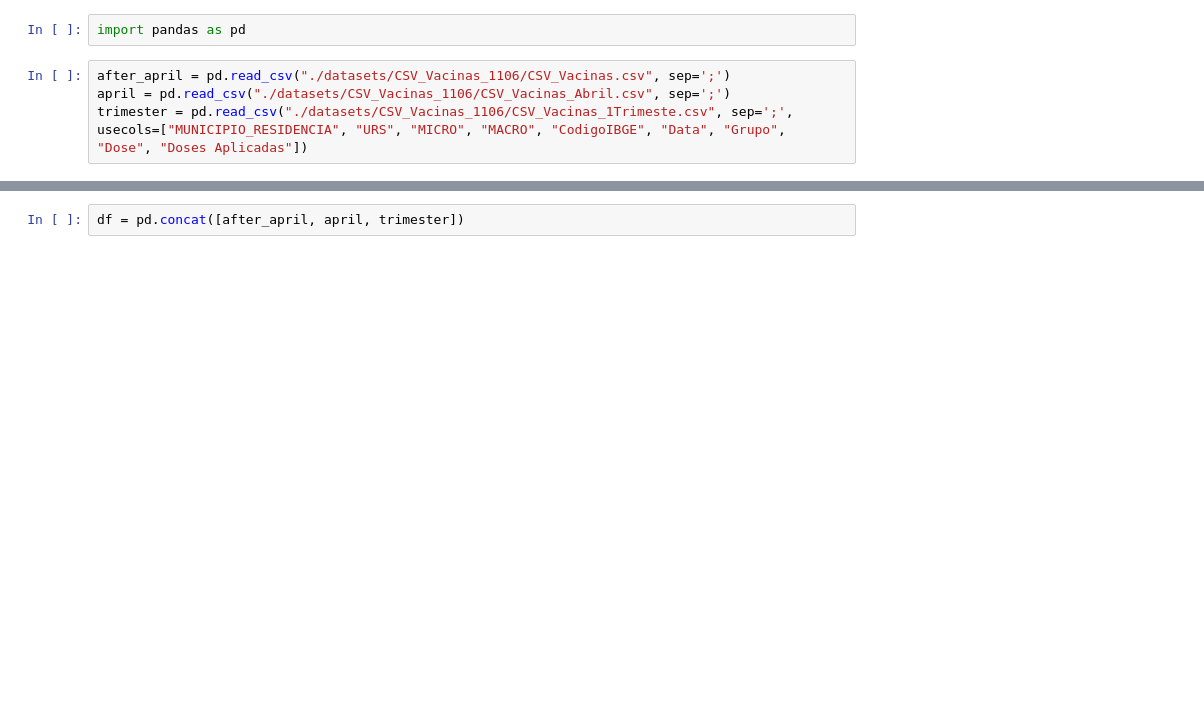
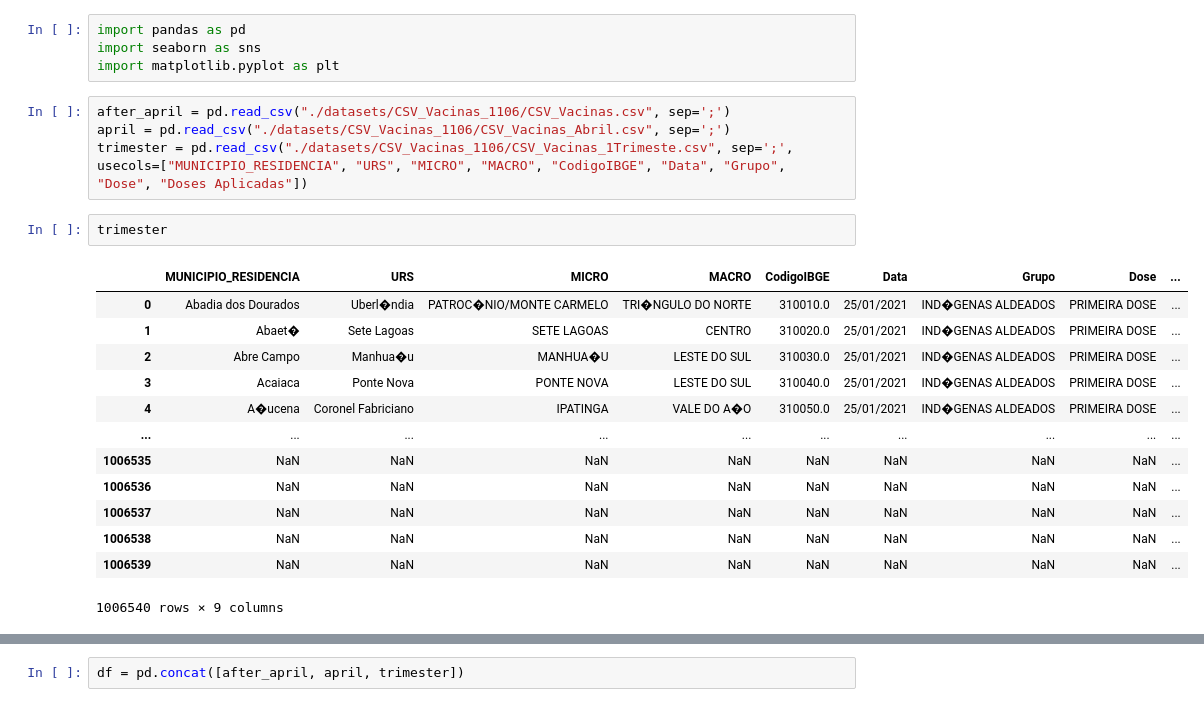
Before and after one commit to eduardagoulart/pandas_study, a Jupyter notebook: mini_curso/covid_vacinas.ipynb, the cells around one changed output, grey strips where cells are left out. Cells and saved outputs as stored; diff of their text form; blank space fills up the shorter version.

```diff
--- a/mini_curso/covid_vacinas.ipynb
+++ b/mini_curso/covid_vacinas.ipynb
@@ -1,6 +1,24 @@
 # %%
 import pandas as pd
+import seaborn as sns
+import matplotlib.pyplot as plt
 # %%
 after_april = pd.read_csv("./datasets/CSV_Vacinas_1106/CSV_Vacinas.csv", sep=';')
 april = pd.read_csv("./datasets/CSV_Vacinas_1106/CSV_Vacinas_Abril.csv", sep=';')
 trimester = pd.read_csv("./datasets/CSV_Vacinas_1106/CSV_Vacinas_1Trimeste.csv", sep=';', usecols=["MUNICIPIO_RESIDENCIA", "URS", "MICRO", "MACRO", "CodigoIBGE", "Data", "Grupo", "Dose", "Doses Aplicadas"])
+# %%
+trimester
+# %% [output]
+|  | MUNICIPIO_RESIDENCIA | URS | MICRO | MACRO | CodigoIBGE | Data | Grupo | Dose | ... |
+| 0 | Abadia dos Dourados | Uberl�ndia | PATROC�NIO/MONTE CARMELO | TRI�NGULO DO NORTE | 310010.0 | 25/01/2021 | IND�GENAS ALDEADOS | PRIMEIRA DOSE | ... |
+| 1 | Abaet� | Sete Lagoas | SETE LAGOAS | CENTRO | 310020.0 | 25/01/2021 | IND�GENAS ALDEADOS | PRIMEIRA DOSE | ... |
+| 2 | Abre Campo | Manhua�u | MANHUA�U | LESTE DO SUL | 310030.0 | 25/01/2021 | IND�GENAS ALDEADOS | PRIMEIRA DOSE | ... |
+| 3 | Acaiaca | Ponte Nova | PONTE NOVA | LESTE DO SUL | 310040.0 | 25/01/2021 | IND�GENAS ALDEADOS | PRIMEIRA DOSE | ... |
+| 4 | A�ucena | Coronel Fabriciano | IPATINGA | VALE DO A�O | 310050.0 | 25/01/2021 | IND�GENAS ALDEADOS | PRIMEIRA DOSE | ... |
+| ... | ... | ... | ... | ... | ... | ... | ... | ... | ... |
+| 1006535 | NaN | NaN | NaN | NaN | NaN | NaN | NaN | NaN | ... |
+| 1006536 | NaN | NaN | NaN | NaN | NaN | NaN | NaN | NaN | ... |
+| 1006537 | NaN | NaN | NaN | NaN | NaN | NaN | NaN | NaN | ... |
+| 1006538 | NaN | NaN | NaN | NaN | NaN | NaN | NaN | NaN | ... |
+| 1006539 | NaN | NaN | NaN | NaN | NaN | NaN | NaN | NaN | ... |
+1006540 rows × 9 columns
```
Also changed, not shown: parts of 26 cells of this notebook.
